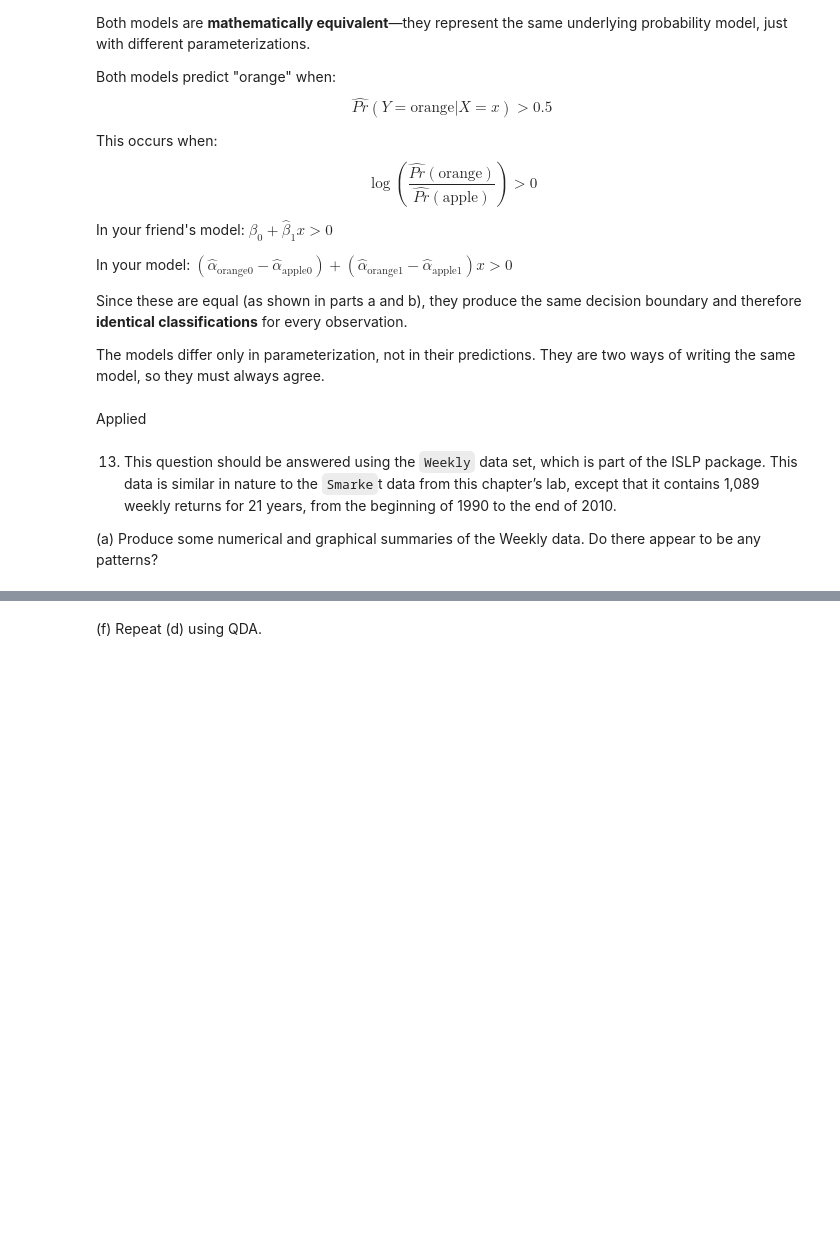
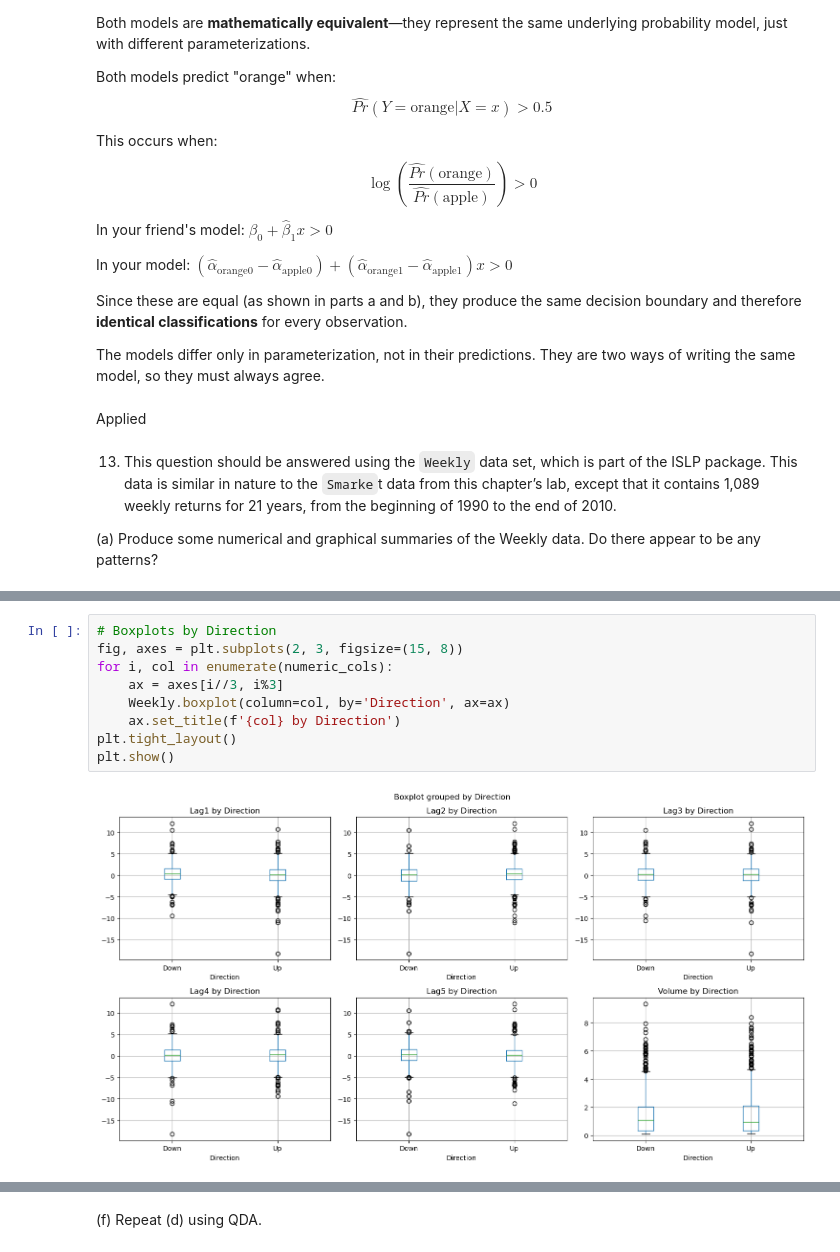
Before and after one commit to zozoking101/An-Introduction-to-Statistical-Learning-with-Applications-in-Python, a Jupyter notebook: 4_Classification/Chapter_4.ipynb, the cells around one changed output, grey strips where cells are left out. Drawn from its saved outputs; the diff is of its cells as text; blank space fills up the shorter version.

```diff
--- a/4_Classification/Chapter_4.ipynb
+++ b/4_Classification/Chapter_4.ipynb
@@ -3391,0 +3451,11 @@ for the held out data (that is, the data from 2009 and 2010).
+# %%
+# Boxplots by Direction
+fig, axes = plt.subplots(2, 3, figsize=(15, 8))
+for i, col in enumerate(numeric_cols):
+    ax = axes[i//3, i%3]
+    Weekly.boxplot(column=col, by='Direction', ax=ax)
+    ax.set_title(f'{col} by Direction')
+plt.tight_layout()
+plt.show()
+# %% [output]
+[figure, added]
```
Also changed, not shown: parts of 39 cells of this notebook.
